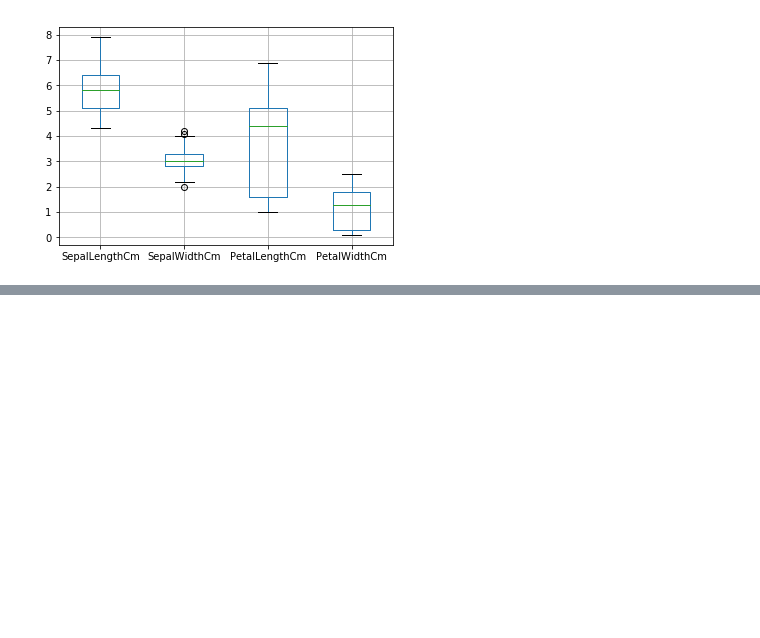
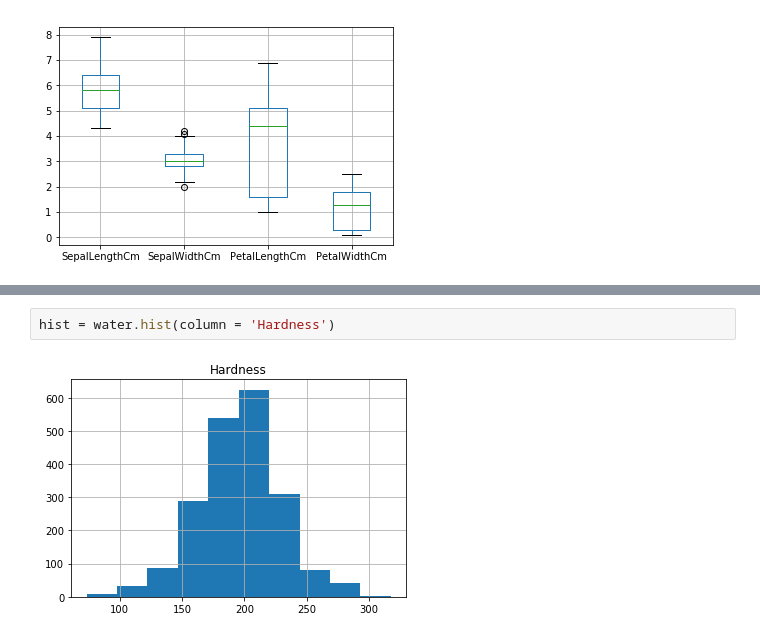
Before and after one commit to Onkar-2803/LP1, a Jupyter notebook: DA/Assignment1/Assignment 1.ipynb, the cells around one changed output, grey strips where cells are left out. Drawn from its saved outputs; the diff is of its cells as text; blank space fills up the shorter version.

```diff
--- a/DA/Assignment1/Assignment 1.ipynb
+++ b/DA/Assignment1/Assignment 1.ipynb
@@ -286,0 +508,4 @@ boxplot = iris_new.boxplot(column=col)
+# %%
+hist = water.hist(column = 'Hardness')
+# %% [output]
+[figure, added]
```
Also changed, not shown: parts of 55 cells of this notebook.
